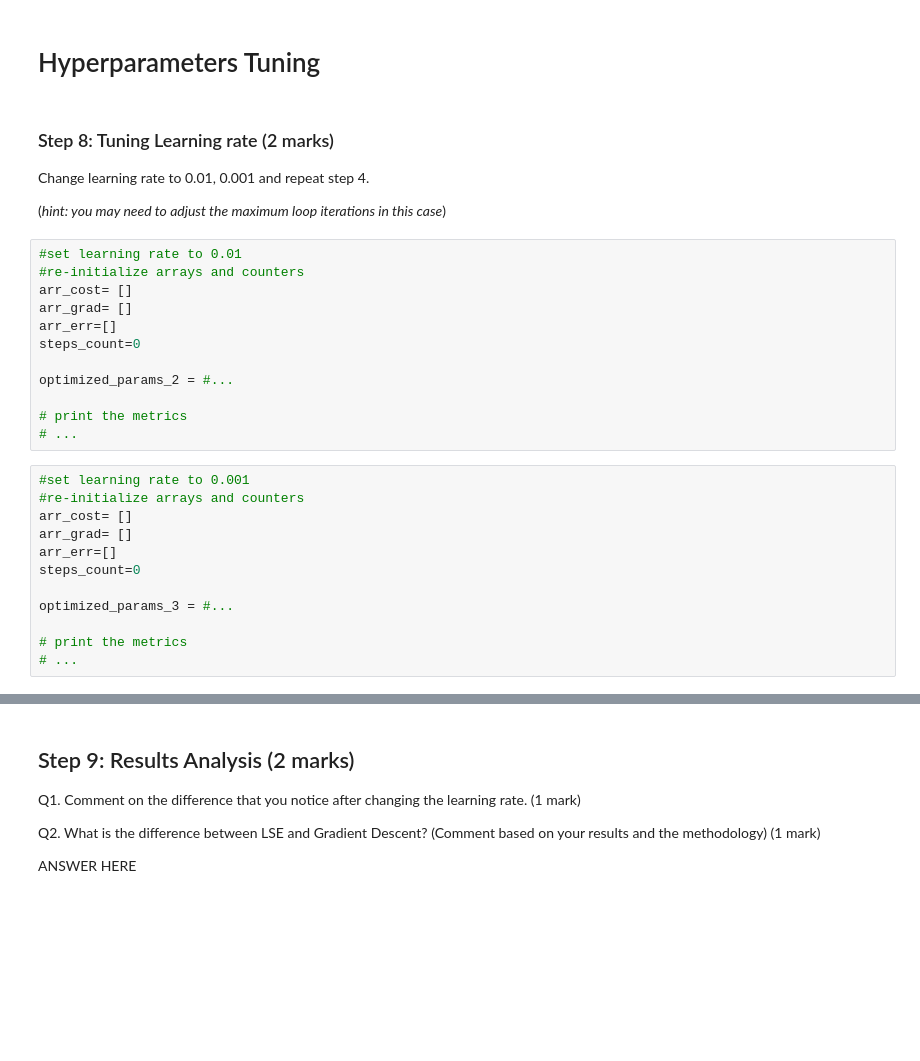
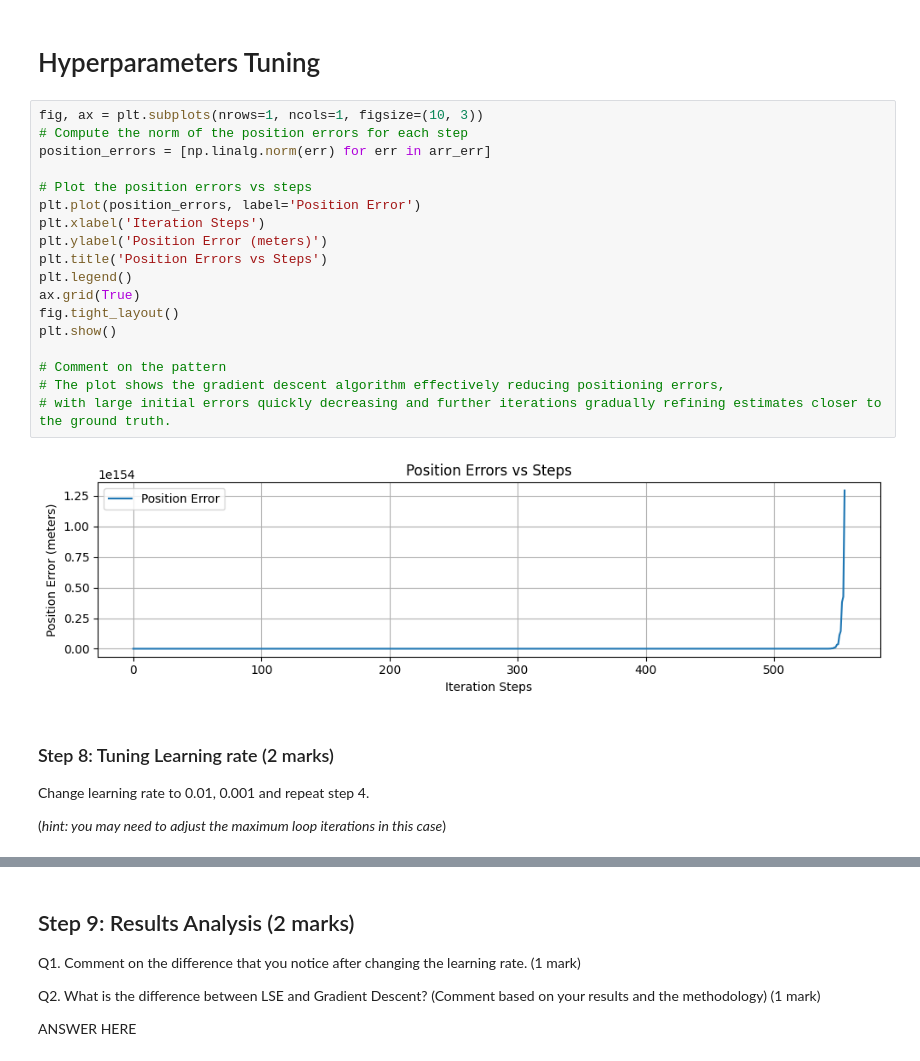
Before and after one commit to hnormanyo/engg680_2024_fall, a Jupyter notebook: Lab_Assignment3/Assignment3.ipynb, the cells around one changed output, grey strips where cells are left out. Cells and saved outputs as stored; diff of their text form; blank space fills up the shorter version.

```diff
--- a/Lab_Assignment3/Assignment3.ipynb
+++ b/Lab_Assignment3/Assignment3.ipynb
@@ -248,32 +324,28 @@ plt.show()
 # %% [markdown]
 # Hyperparameters Tuning
+# %%
+fig, ax = plt.subplots(nrows=1, ncols=1, figsize=(10, 3))
+# Compute the norm of the position errors for each step
+position_errors = [np.linalg.norm(err) for err in arr_err]
+
+# Plot the position errors vs steps
+plt.plot(position_errors, label='Position Error')
+plt.xlabel('Iteration Steps')
+plt.ylabel('Position Error (meters)')
+plt.title('Position Errors vs Steps')
+plt.legend()
+ax.grid(True)
+fig.tight_layout()
+plt.show()
+
+# Comment on the pattern
+# The plot shows the gradient descent algorithm effectively reducing positioning errors,
+# with large initial errors quickly decreasing and further iterations gradually refining estimates closer to the ground truth.
+# %% [output]
+[figure, added]
 # %% [markdown]
 ### Step 8: Tuning Learning rate (2 marks)
 
 Change learning rate to 0.01, 0.001 and repeat step 4.
 
 (*hint: you may need to adjust the maximum loop iterations in this case*)
-# %%
-#set learning rate to 0.01
-#re-initialize arrays and counters
-arr_cost= []
-arr_grad= []
-arr_err=[]
-steps_count=0
-
-optimized_params_2 = #...
-
-# print the metrics
-# ...
-# %%
-#set learning rate to 0.001
-#re-initialize arrays and counters
-arr_cost= []
-arr_grad= []
-arr_err=[]
-steps_count=0
-
-optimized_params_3 = #...
-
-# print the metrics
-# ...
```
Also changed, not shown: parts of 30 cells of this notebook.
